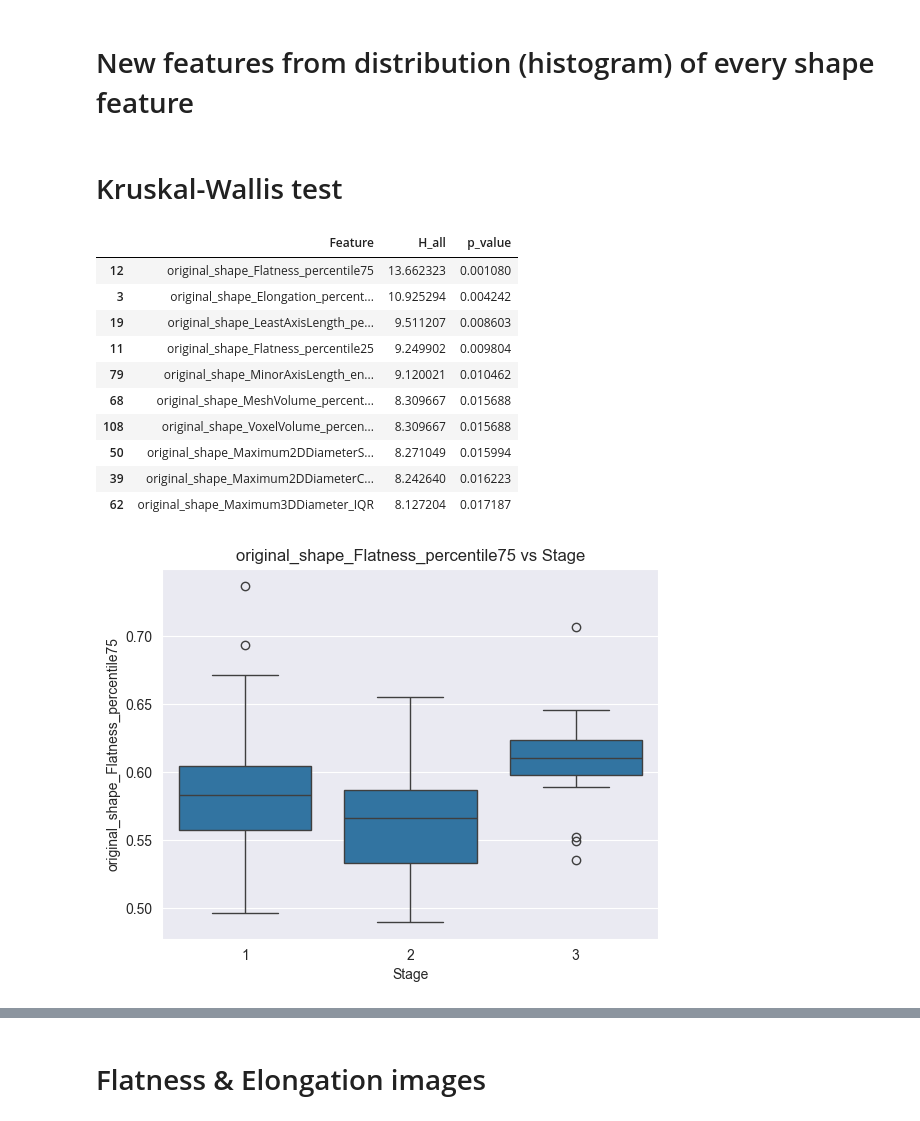
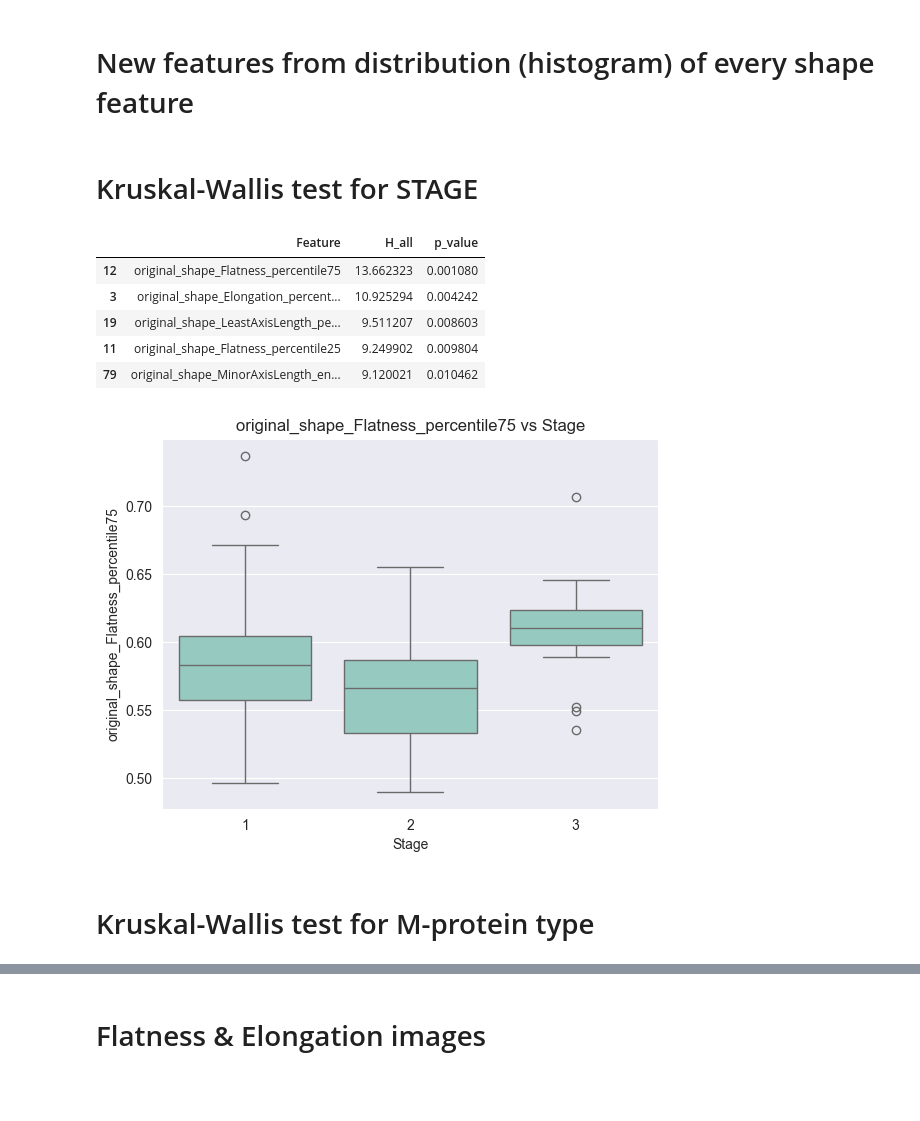
Before and after one commit to lukas1110/Analysis-of-multiple-myelomas-from-dual-CT, a Jupyter notebook: lesions_level/shape_features_analysis.ipynb, the cells around one changed output, grey strips where cells are left out. Saved outputs shown, nothing was run; the diff lists cells and outputs as text; code cells hidden in the pictures; blank space fills up the shorter version.

```diff
--- a/lesions_level/shape_features_analysis.ipynb
+++ b/lesions_level/shape_features_analysis.ipynb
@@ -81,6 +76,7 @@ results_df.head(10)
 # %%
 img_feature = "original_shape_Flatness_mean"
 
+sns.set_style("darkgrid")
 sns.boxplot(x='Stage', y=img_feature, data=data)
 plt.xlabel('Stage')
 plt.ylabel(img_feature)
@@ -128,0 +120,9 @@ results_df.head(10)
+# %%
+img_feature = "original_shape_MinorAxisLength_cv"
+
+sns.set_style("darkgrid")
+sns.boxplot(x='M-protein type', y=img_feature, data=data)
+plt.xlabel('M-protein type')
+plt.ylabel(img_feature)
+plt.title(f'{img_feature} vs M-protein type', fontsize=12)
+plt.show()
@@ -267,15 +257,15 @@ for folder_name in os.listdir(main_folder_path):
     all_patients.append(shape_features_stats)
 df_final = pd.DataFrame(all_patients)
 # %% [markdown]
-# Kruskal-Wallis test
+# Kruskal-Wallis test for STAGE
 # %%
 # KRUSKAL-WALLIS TEST BETWEEN STAGE GROUPS AND SHAPE STATISTIC FEATURES
 pd.set_option('future.no_silent_downcasting', True)
-clinical_df = pd.read_csv(r"D:\Clinical_data\Table_clinical_data.csv", encoding="cp1252")
+clinical_df = pd.read_csv(r"E:\Clinical_data\Table_clinical_data.csv", encoding="cp1252")
 clinical_df['Stage'] = clinical_df['ISS classification'].replace({'Stage 1': 1, 'Stage 2': 2, 'Stage 3': 3})
 
 numeric_features = df_final.select_dtypes(include=['number']).columns
-data = pd.merge(df_final, clinical_df[['Patient ID', 'Stage']], left_on='patient_id', right_on='Patient ID', how='inner')
+data = pd.merge(df_final, clinical_df[['Patient ID', 'Stage']], left_on='patient_id', right_on='Patient ID')
 
 results = []
 for feature in numeric_features:
@@ -293,7 +283,7 @@ for feature in numeric_features:
         "p_value": p_value,
     })
 results_df = pd.DataFrame(results).sort_values(by='p_value')
-results_df.head(10)
+results_df.head()
 # %% [output]
 |  | Feature | H_all | p_value |
 | 12 | original_shape_Flatness_percentile75 | 13.662323 | 0.001080 |
@@ -301,18 +291,16 @@ results_df.head(10)
 | 19 | original_shape_LeastAxisLength_pe... | 9.511207 | 0.008603 |
 | 11 | original_shape_Flatness_percentile25 | 9.249902 | 0.009804 |
 | 79 | original_shape_MinorAxisLength_en... | 9.120021 | 0.010462 |
-| 68 | original_shape_MeshVolume_percent... | 8.309667 | 0.015688 |
-| 108 | original_shape_VoxelVolume_percen... | 8.309667 | 0.015688 |
-| 50 | original_shape_Maximum2DDiameterS... | 8.271049 | 0.015994 |
-| 39 | original_shape_Maximum2DDiameterC... | 8.242640 | 0.016223 |
-| 62 | original_shape_Maximum3DDiameter_IQR | 8.127204 | 0.017187 |
 # %%
 img_feature = "original_shape_Flatness_percentile75"
 
+sns.set_style("darkgrid")
 sns.boxplot(x='Stage', y=img_feature, data=data)
 plt.xlabel('Stage')
 plt.ylabel(img_feature)
 plt.title(f'{img_feature} vs Stage', fontsize=12)
 plt.show()
 # %% [output]
-[figure, old version]
+[figure, new version]
+# %% [markdown]
+# Kruskal-Wallis test for M-protein type
```
Also changed, not shown: parts of 21 cells of this notebook, 2 other files.
